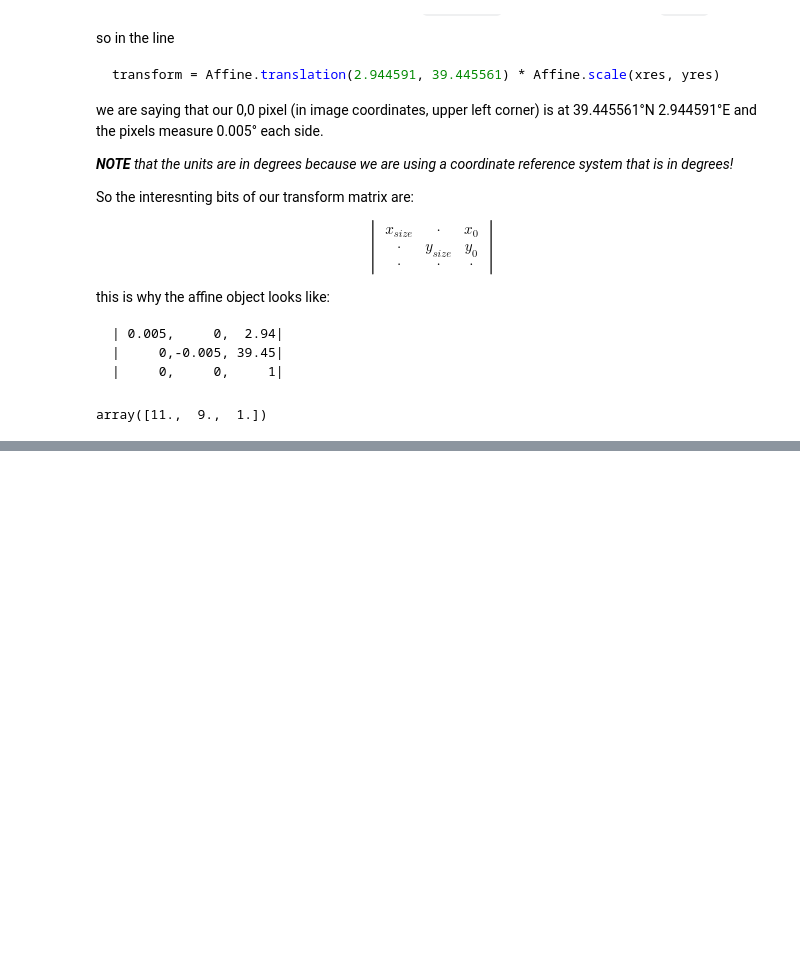
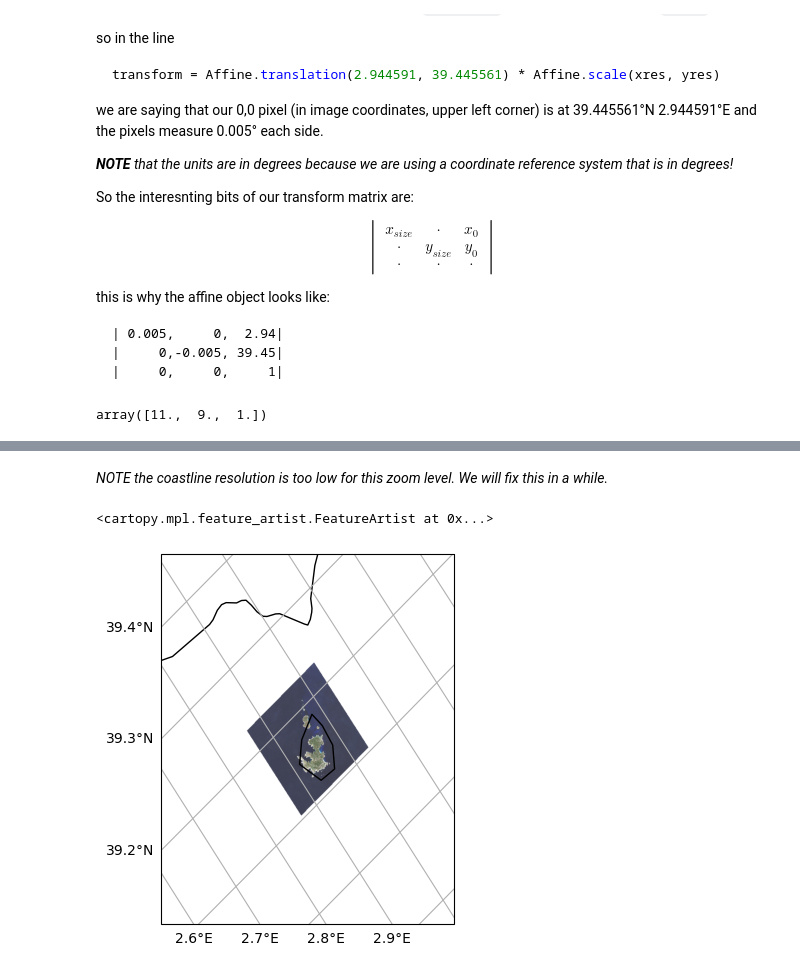
Before and after one commit to Vizzuality/pyday2022, a Jupyter notebook: raster.ipynb, the cells around one changed output, grey strips where cells are left out. Cells and saved outputs as stored; diff of their text form; code cells hidden in the pictures; blank space fills up the shorter version.

```diff
--- a/raster.ipynb
+++ b/raster.ipynb
@@ -157,0 +214,21 @@ Now let's reproject a raster from one CRS to another
+# %% [markdown]
+_NOTE the coastline resolution is too low for this zoom level. We will fix this in a while._
+# %%
+fig = plt.figure()
+ax = plt.axes(projection=ccrs.Orthographic(central_longitude=-50, central_latitude=50))
+
+x0, x1, y0, y1 = img_extent
+room = 10_000
+plot_extent = x0 - room, x1 + room, y0 - room, y1 + room
+ax.set_extent(plot_extent, crs=ccrs.UTM("31"))
+
+gl = ax.gridlines(draw_labels=True)
+gl.top_labels = gl.right_labels = False
+gl.xformatter = LONGITUDE_FORMATTER
+gl.yformatter = LATITUDE_FORMATTER
+
+ax.imshow(reshape_as_image(img), transform=ccrs.UTM("31"), extent=img_extent)
+ax.add_feature(cartopy.feature.COASTLINE)
+# %% [output]
+<cartopy.mpl.feature_artist.FeatureArtist at 0x...>
+[figure, added]
```
Also changed, not shown: parts of 36 cells of this notebook, 2 other files.
